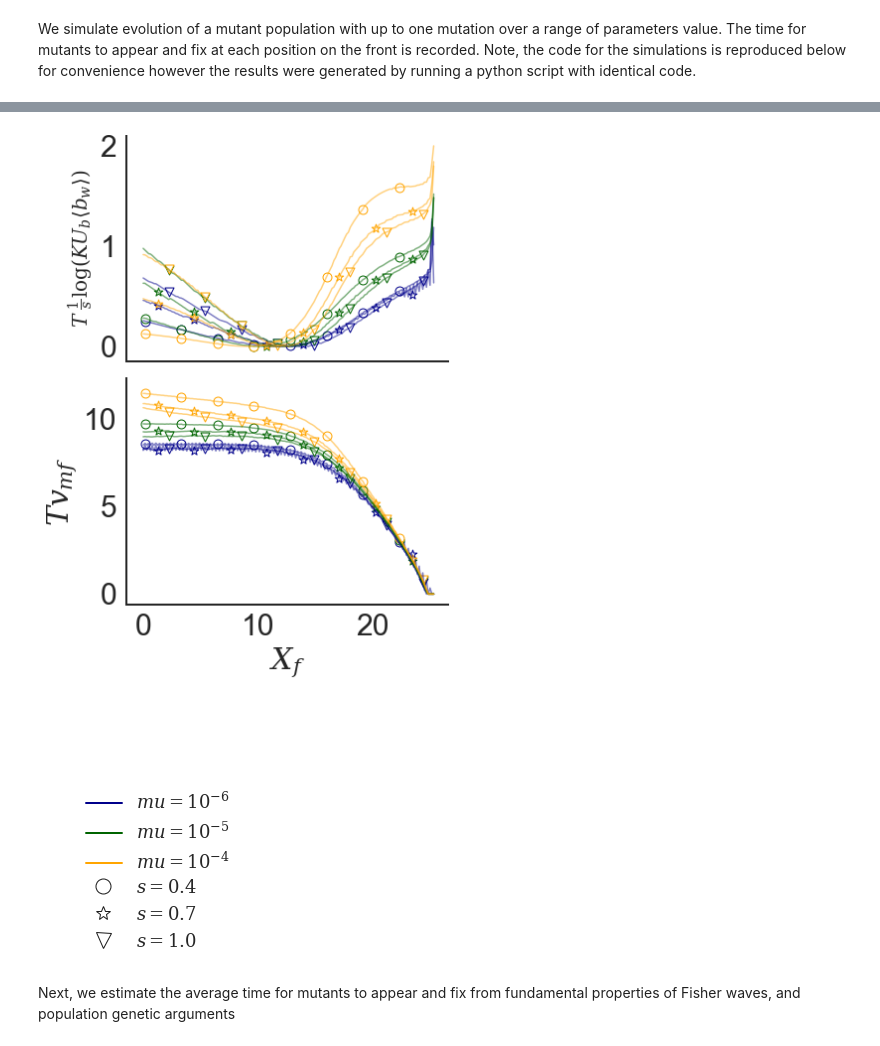
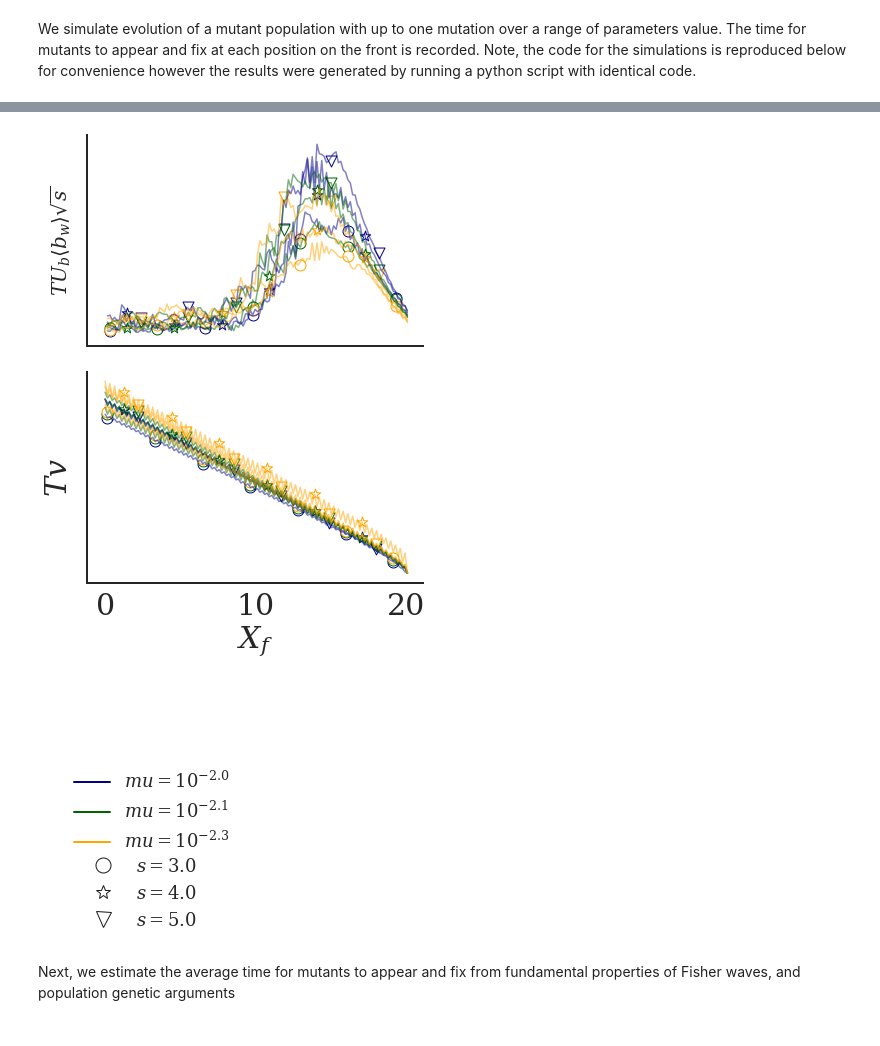
Before and after one commit to nkrishnan94/Range-Expansion-Eco-Evo-Regime, a Jupyter notebook: Range expansion shifts clonal interference patterns in evolving populations.ipynb, the cells around one changed output, grey strips where cells are left out. Saved outputs shown, nothing was run; the diff lists cells and outputs as text; code cells hidden in the pictures.

```diff
--- a/Range expansion shifts clonal interference patterns in evolving populations.ipynb
+++ b/Range expansion shifts clonal interference patterns in evolving populations.ipynb
@@ -566,22 +555,23 @@ def sFisher_solve_1max(t,R_space,b,func_args):
 # %% [markdown]
 We simulate evolution of a mutant population with up to one mutation at a given set of sample parameter values
 # %%
-mu=10**-6
-s=.4
+mu=10**-1
+s=5
 r=.1
-K=10**3
+K=10**3.2
 D=1
+
 
 r = .1
 x_init=100
 dx =.5*(r)**.5
 x = np.linspace(0,x_init-dx,x_init/dx)
 b0= 1
-db0 = -.005
+db0 = -.05
 stand = odeint(standing_wave,[b0,db0],x,args=(1,1))[:,0]
 stand[stand<0]=0
 
-tmax=60
+tmax=20
 t_step = 1/ K
 t=np.linspace(0,tmax-t_step,tmax/t_step)
 
@@ -597,7 +587,7 @@ b = np.array([b0,b1])
 hist = sFisher_solve_1max(t,R_space,b,func_args =[mu,s,r,K,D])
 hist=np.array(hist)
 # %%
-t_samp = np.array([10,12,15,50])/t_step
+t_samp = np.array([1,3,4,5,6,7,])/t_step
 x_space=np.linspace(0,R-dR,R/dR)
 df=pd.DataFrame()
 columns=['t','x']
@@ -608,7 +598,6 @@ for t in t_samp.astype(int):
 
         columns=['t','x']
         for i in range(len(hist[-1])):
-
             row.append(np.sum(hist[t,i:,x]))
             columns.append('b'+str(i))
 
@@ -778,6 +774,6 @@ for mu in tqdm(mu_range):
 #np.save('data_exp.npy', np.array(data_exp))
 # %%
 ##load simulation results
-data_exp = np.load('data_exp.npy')
+data_exp = np.load('data_exp1.npy')
 # %%
-data_exp = np.array(data_exp).reshape(4,3,2,2)
+data_exp=np.array(data_exp).reshape(5,3,3,2,2)
@@ -807,11 +869,10 @@ plt.savefig('fig1b.pdf',facecolor=ax.get_facecolor(), edgecolor='none' )
 # %%
 ###figure 1b
-sns.set(font_scale=1,font='serif')
-sns.set_style('white')
+
 
 ##parameter values
-mu_range =1/(10**np.array([6,5,4]))
-s_range = [.4,.7,1]
+mu_range =1/(10**np.array([2,2.15,2.3]))
+s_range = [3,4,5]
 
 
 fig,ax=plt.subplots(2,1,sharex=True,figsize=(6,8))
@@ -820,7 +881,7 @@ mark= ['o','*','v']
 samp=20
 star = [1,8,14]
 r = .1
-K=10**3
+K=10**3.3
 x_init=100
 dx =.5*(r)**.5
 x = np.linspace(0,x_init-dx,x_init/dx)
@@ -830,59 +891,65 @@ stand = odeint(standing_wave,[b0,db0],x,args=(1,1))[:,0]
 stand[stand<0]=0
 L_f = np.where(stand*K<1)[0][0]
 for i,m in enumerate(mu_range):
     for j,s in enumerate(s_range):
-        L_f=len(data_exp[i,j,k,1])
-        c= -np.log(K*m*stand[:L_f])/s
-        est=(data_exp[i,j,1,1] - min(data_exp[i,j,1,1]))/c
-        fix = (data_exp[i,j,1,0] -data_exp[i,j,1,1])* ((s+1)**.5 - 1)
-        ax[0].plot(R_space[:L_f],est,label=m,color=colors[i],alpha=.5)
-        ax[0].scatter(R_space[:L_f][star[j]::samp],est[star[j]::samp],
-                   marker = mark[j],color='w',edgecolor=colors[i],s=80)
+        L_f =len(data_exp[0,i,j,1,1])
+        est=np.mean(data_exp[:,i,j,1,1],axis=0)*m*stand[:L_f]*s
+        fix =(np.mean(data_exp[:,i,j,1,0],axis=0) -np.mean(data_exp[:,i,j,1,0],axis=0).min())*( ((s+1)**.5) -1) *2
+        ax[0].plot(R_space[1:L_f],est[1:],label=m,color=colors[i],alpha=.5)
+        ax[0].scatter(R_space[1:L_f][star[j]::samp],est[star[j]::samp],
+                   marker = mark[j],color='w',edgecolor=colors[i],s=120)
 
         ax[1].plot(R_space[:L_f],fix,label=m,color=colors[i],alpha=.5)
         ax[1].scatter(R_space[:L_f][star[j]::samp],fix[star[j]::samp],
-                   marker = mark[j],color='w',edgecolor=colors[i],s=80)
+                   marker = mark[j],color='w',edgecolor=colors[i],s=120)
 
 
 
 for side in ['bottom','left']:
     for a in ax:
         a.spines[side].set_linewidth(2)
 
 
 for side in ['top','right']:
     for a in ax:
         a.spines[side].set_linewidth(False)
-ax[0].set_ylabel(r'$T \; \frac{1}{s}\log (K U_b \langle b_w \rangle )$',fontsize=20)
-ax[1].set_ylabel(r'$T v_{mf}$',fontsize=30)
+ax[0].set_yticklabels('')
+ax[1].set_yticklabels('')
+ax[0].set_ylabel(r'$T U_b \langle b_w \rangle \sqrt{s}$',fontsize=20)
+ax[1].set_ylabel(r'$T v$',fontsize=30)
 ax[1].set_xlabel('$X_f$',fontsize=30)
 ax[0].tick_params(labelsize=30)
 ax[1].tick_params(labelsize=30)
 
 
-style ={}
-for m,s ,c,mu in zip(mark, s_range,colors, mu_range):
-    style.update({s: m})
-    style.update({mu: c})
+markerstyle ={}
+for m,s  in zip(mark, s_range):
+    markerstyle.update({s: m})
+
+
+linestyle ={}
+for c,mu in zip(colors, mu_range):
+    linestyle.update({mu: c})
+
 
 
 ax[0].patch.set_facecolor('w')
 ax[0].patch.set_alpha(0)
 plt.tight_layout()
 
-#plt.savefig('fig1c.pdf',facecolor=ax[0].get_facecolor(), edgecolor='none' )
+plt.savefig('fig1c.pdf',facecolor=ax[0].get_facecolor(), edgecolor='none' )
 # %% [output]
-[figure, old version]
+[figure, new version]
 # %%
 fig,ax=plt.subplots()
 handlesline = []
-for mu in linecolor.keys():
+for mu in linestyle.keys():
     handlesline.append(Line2D([0], [0],
-                           lw=2, label='$mu = 10^{%.1d}$' % np.log10(mu),color=style[mu]))
+                           lw=2, label='$mu = 10^{%.1f}$' % np.log10(mu),color=linestyle[mu]))
 handlesmark = []
-for s in markers.keys():
+for s in markerstyle.keys():
     handlesmark.append(Line2D([0], [0], color='steelblue',
-                           lw=0, label='$s = %.1f$' % s,marker=style[s],c='w',markeredgecolor='k',markersize=15))
+                           lw=0, label='$s = %.1f$' % s,marker=markerstyle[s],c='w',markeredgecolor='k',markersize=15))
 
 leg1 = ax.legend(handles=handlesline,bbox_to_anchor=(.6, .7),fontsize=18,edgecolor='w')
 leg2 = ax.legend(handles=handlesmark,bbox_to_anchor=(.5, .3),fontsize=18,edgecolor='w')
@@ -898,7 +965,7 @@ ax.patch.set_alpha(0)
 
 plt.savefig('fig1c_legend.pdf',facecolor=ax.get_facecolor(), edgecolor='none' )
 # %% [output]
-[figure, old version]
+[figure, new version]
 # %% [markdown]
 Next, we estimate the average time for mutants to appear and fix from fundamental properties of Fisher waves, and population genetic arguments
 # %%
```
Also changed, not shown: parts of 40 cells of this notebook, 3 other files.
